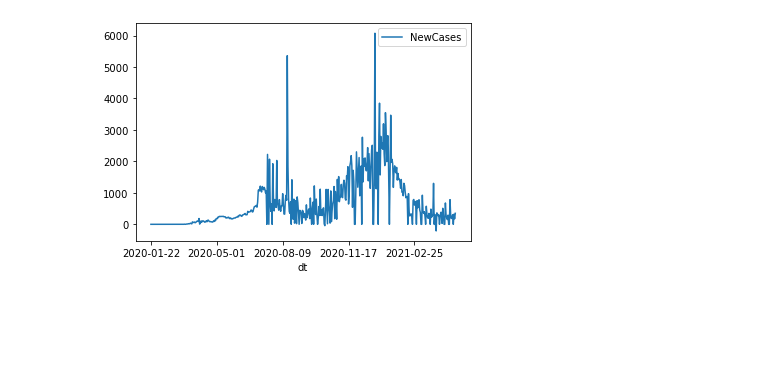
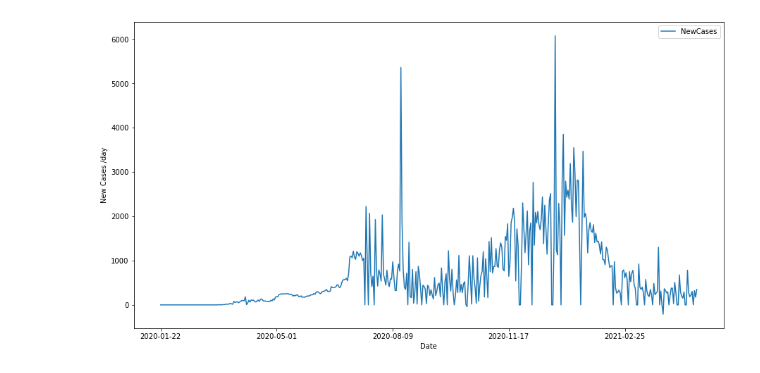
Before and after one commit to djdolejsi/Adoption-Surrender-Rates-vs-COVID-Cases, a Jupyter notebook: covid_cases.ipynb, the cells around one changed output. Saved outputs shown, nothing was run; the diff lists cells and outputs as text; code cells hidden in the pictures; blank space fills up the shorter version.

```diff
--- a/covid_cases.ipynb
+++ b/covid_cases.ipynb
@@ -19,8 +19,10 @@ df.head()
 | 1276031 | 12782 | Dallas | Texas | 48113 | 48 | 2020-01-25 | 0 | 0 | 2635516 | ... |
 | 1276032 | 16124 | Dallas | Texas | 48113 | 48 | 2020-01-26 | 0 | 0 | 2635516 | ... |
 # %%
-df.plot('dt','NewCases')
+df.plot('dt','NewCases', figsize=(15,8))
+plt.xlabel('Date')
+plt.ylabel('New Cases /day')
 plt.show()
 # %% [output]
-[figure, old version]
+[figure, new version]
 # %%
```
Also changed, not shown: parts of 1 cell of this notebook, 1 other file.
